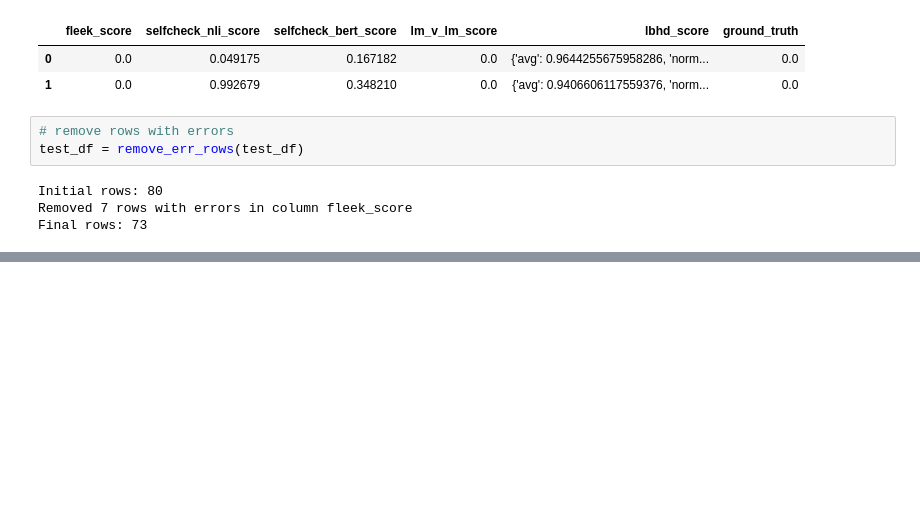
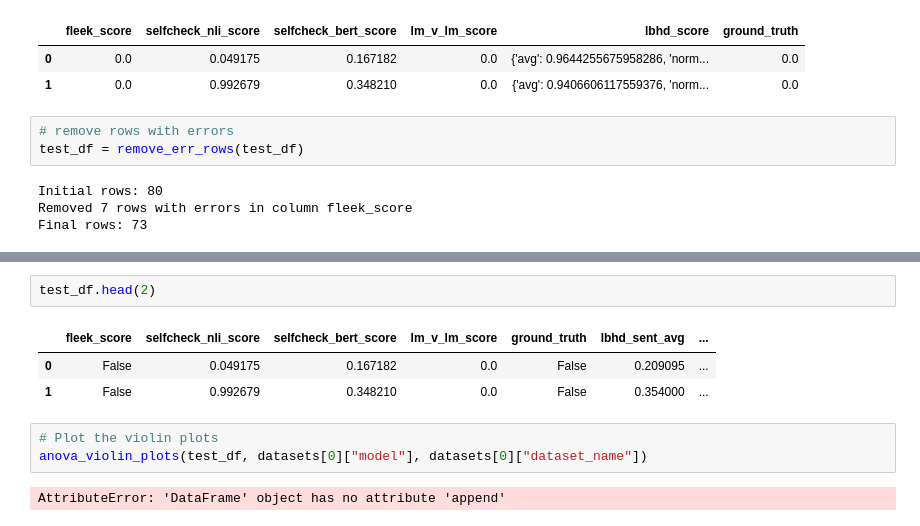
Before and after one commit to SimonB97/halu-detect-eval, a Jupyter notebook: analysis.ipynb, the cells around one changed output, grey strips where cells are left out. Saved outputs shown, nothing was run; the diff lists cells and outputs as text; blank space fills up the shorter version.

```diff
--- a/analysis.ipynb
+++ b/analysis.ipynb
@@ -476,0 +428,11 @@ KeyError: 'ground_truth'
+# %%
+test_df.head(2)
+# %% [output]
+|  | fleek_score | selfcheck_nli_score | selfcheck_bert_score | lm_v_lm_score | ground_truth | lbhd_sent_avg | ... |
+| 0 | False | 0.049175 | 0.167182 | 0.0 | False | 0.209095 | ... |
+| 1 | False | 0.992679 | 0.348210 | 0.0 | False | 0.354000 | ... |
+# %%
+# Plot the violin plots
+anova_violin_plots(test_df, datasets[0]["model"], datasets[0]["dataset_name"])
+# %% [output]
+AttributeError: 'DataFrame' object has no attribute 'append'
```
Also changed, not shown: parts of 7 cells of this notebook.
